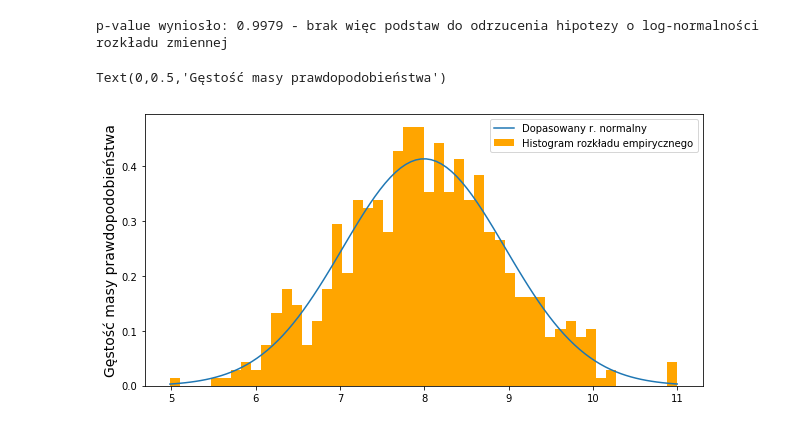
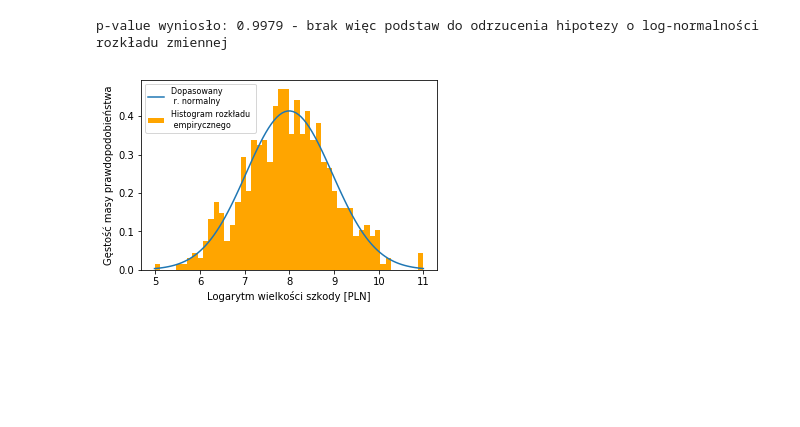
Before and after one commit to puchmichal/ZMS, a Jupyter notebook: making_plots.ipynb, the cells around one changed output. Saved outputs shown, nothing was run; the diff lists cells and outputs as text; code cells hidden in the pictures; blank space fills up the shorter version.

```diff
--- a/making_plots.ipynb
+++ b/making_plots.ipynb
@@ -78,3 +12,11 @@ from pandas import DataFrame
 
 %matplotlib inline
+# %%
+plt.rc('font', size=10)          # controls default text sizes
+plt.rc('axes', titlesize=10)     # fontsize of the axes title
+plt.rc('axes', labelsize=10)    # fontsize of the x and y labels
+plt.rc('xtick', labelsize=10)    # fontsize of the tick labels
+plt.rc('ytick', labelsize=10)    # fontsize of the tick labels
+plt.rc('legend', fontsize=10)    # legend fontsize
+fullwidth = (5.3, 3.5)
 # %%
@@ -160,18 +94,16 @@ p-value wyniosło: 0.9979 - brak więc podstaw do odrzucenia hipotezy o log-norm
 SR_SZKODA_LN = sc.mean(szkody_ln)
 STD_SZKODA_LN = sc.std(szkody_ln)
 # %%
-# Przesunalem nizej, zeby miec zdefiniowane zmienne juz ~PS
-fig = plt.figure(figsize = (10,5))
-plt.hist(szkody_ln, bins=50, density = True, color = 'orange', fontsize = 12)
+fig = plt.figure(figsize = fullwidth)
+plt.hist(szkody_ln, bins=50, density = True, color = 'orange')
 x_norm = np.linspace(min(szkody_ln), max(szkody_ln), 100)
 y_norm = sc.stats.norm.pdf(x_norm, SR_SZKODA_LN, STD_SZKODA_LN)
 plt.plot(x_norm, y_norm)
-plt.legend(['Dopasowany r. normalny', 'Histogram rozkładu empirycznego'], fontsize = 12)
-plt.ylabel('Gęstość masy prawdopodobieństwa', fontsize = 12)
-plt.xlabel('Logarytm wielkości szkody [PLN]', fontsize = 12)
+plt.legend(['Dopasowany \n r. normalny', 'Histogram rozkładu \n empirycznego'], fontsize = 8, loc = 'upper left')
+plt.ylabel('Gęstość masy prawdopodobieństwa')
+plt.xlabel('Logarytm wielkości szkody [PLN]')
 fig.savefig(path+r'/raport1/wykresy/rozklad_wys_szkody.pdf')
 # %% [output]
-Text(0,0.5,'Gęstość masy prawdopodobieństwa')
-[figure, old version]
+[figure, new version]
 # %%
 # ## 2. Model symulacji
```
Also changed, not shown: parts of 26 cells of this notebook, 18 other files.
